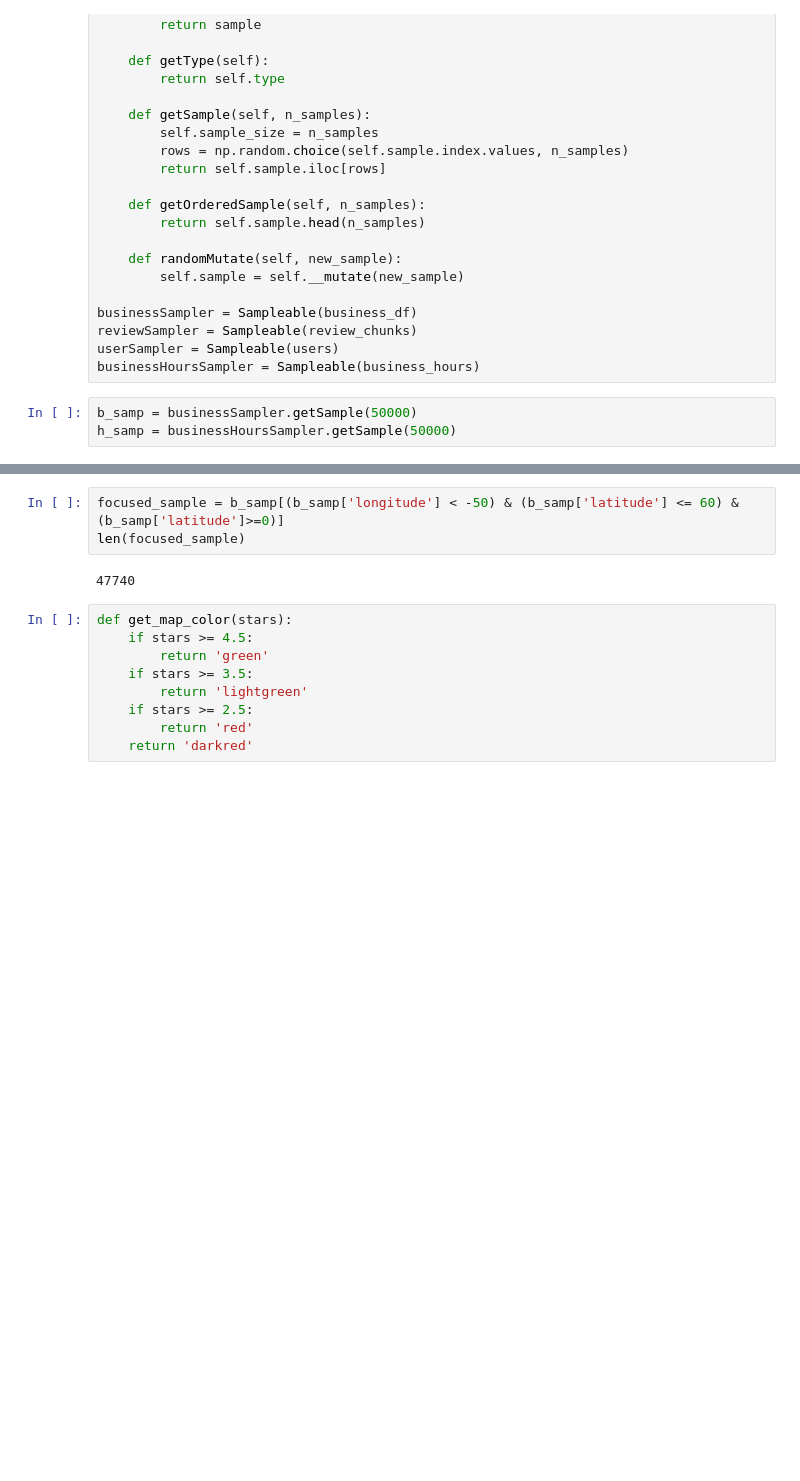
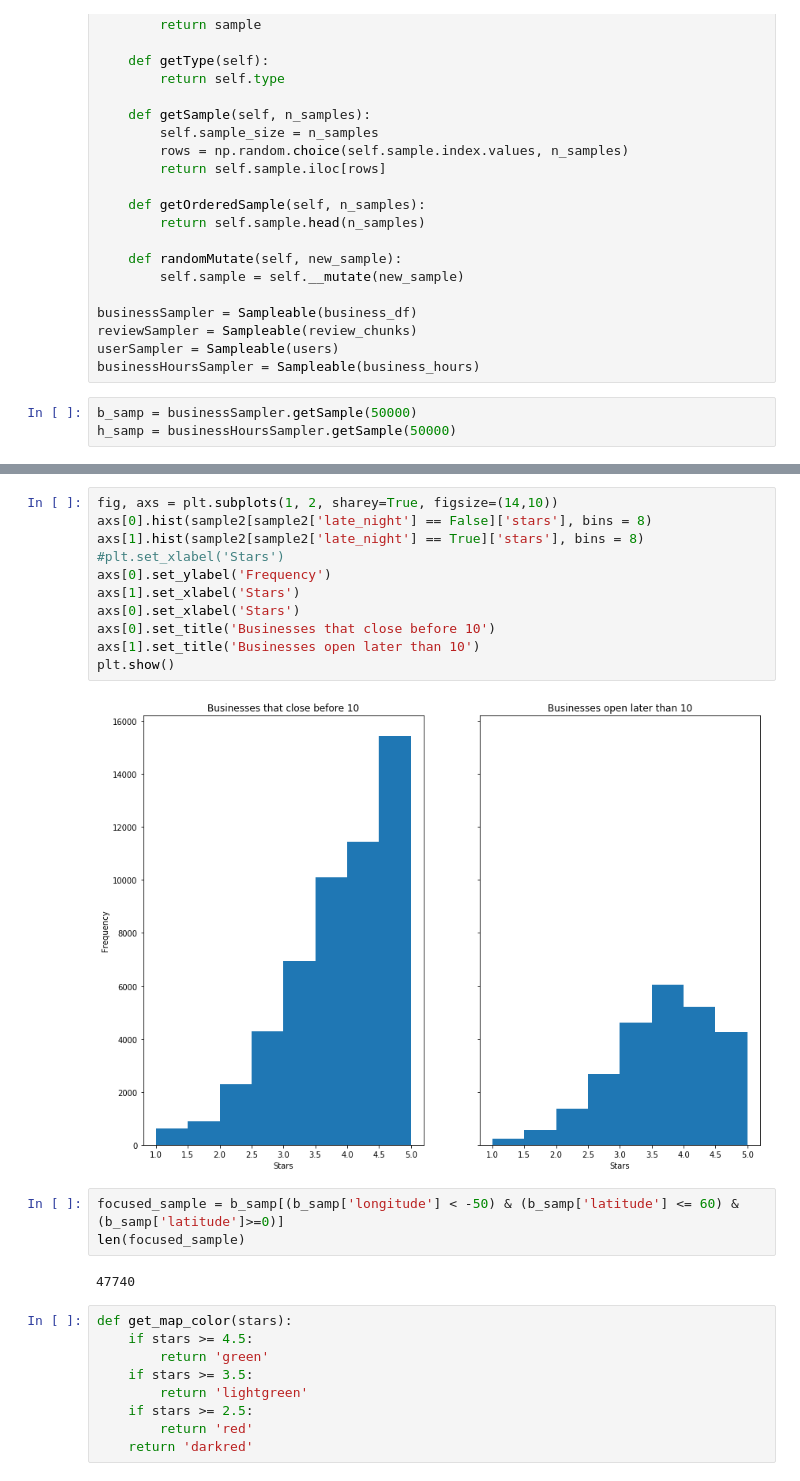
Before and after one commit to TheBetterTeam/GetYelp, a Jupyter notebook: Yelp Data/Focused_Clustering2.ipynb, the cells around one changed output, grey strips where cells are left out. Saved outputs shown, nothing was run; the diff lists cells and outputs as text; blank space fills up the shorter version.

```diff
--- a/Yelp Data/Focused_Clustering2.ipynb
+++ b/Yelp Data/Focused_Clustering2.ipynb
@@ -117,3 +130,16 @@ sample2['hours_open'].corr(sample2['stars'])
+# %%
+fig, axs = plt.subplots(1, 2, sharey=True, figsize=(14,10))
+axs[0].hist(sample2[sample2['late_night'] == False]['stars'], bins = 8)
+axs[1].hist(sample2[sample2['late_night'] == True]['stars'], bins = 8)
+#plt.set_xlabel('Stars')
+axs[0].set_ylabel('Frequency')
+axs[1].set_xlabel('Stars')
+axs[0].set_xlabel('Stars')
+axs[0].set_title('Businesses that close before 10')
+axs[1].set_title('Businesses open later than 10')
+plt.show()
+# %% [output]
+[figure, added]
 # %%
 focused_sample = b_samp[(b_samp['longitude'] < -50) & (b_samp['latitude'] <= 60) & (b_samp['latitude']>=0)]
 len(focused_sample)
```
Also changed, not shown: parts of 9 cells of this notebook.
